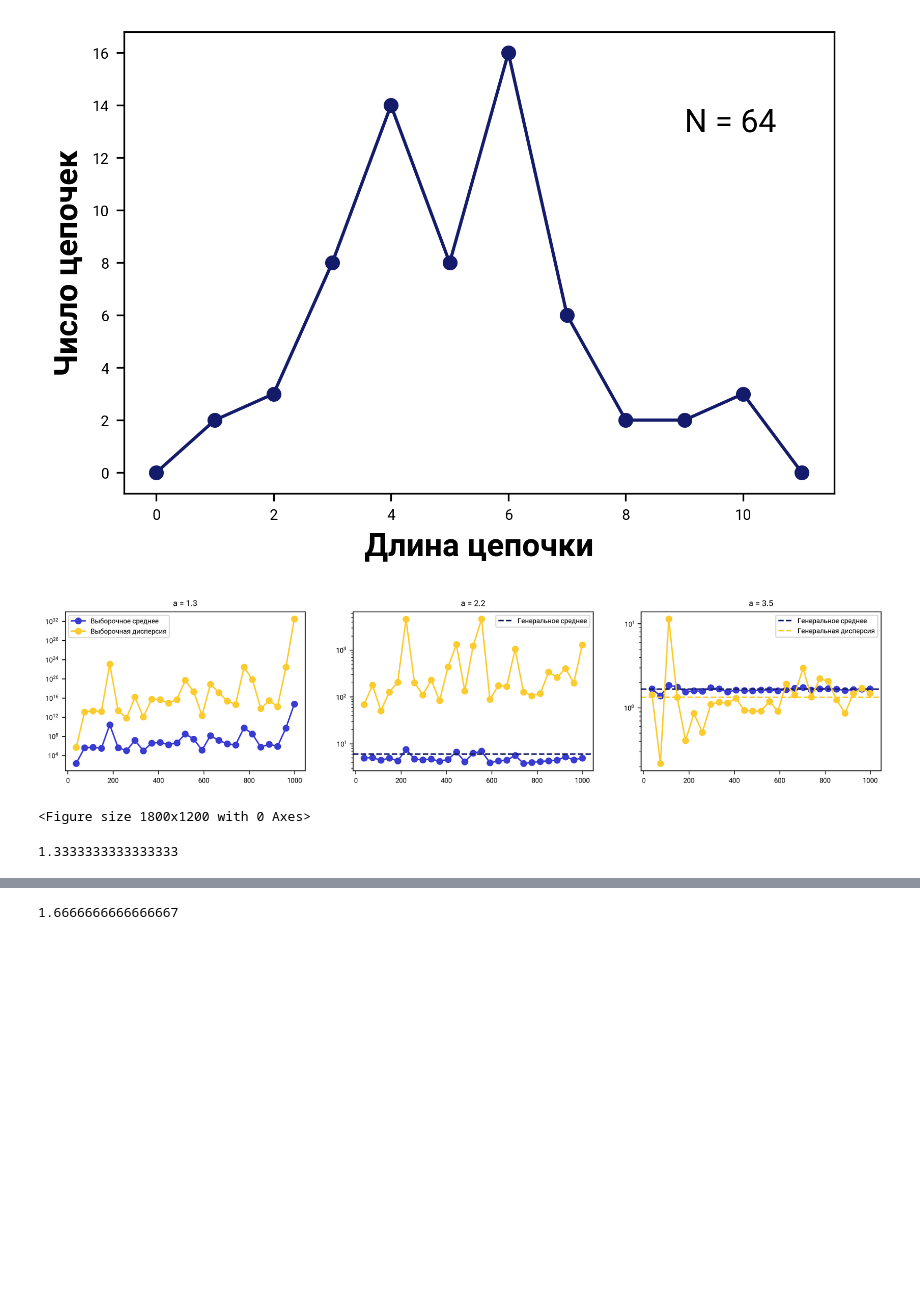
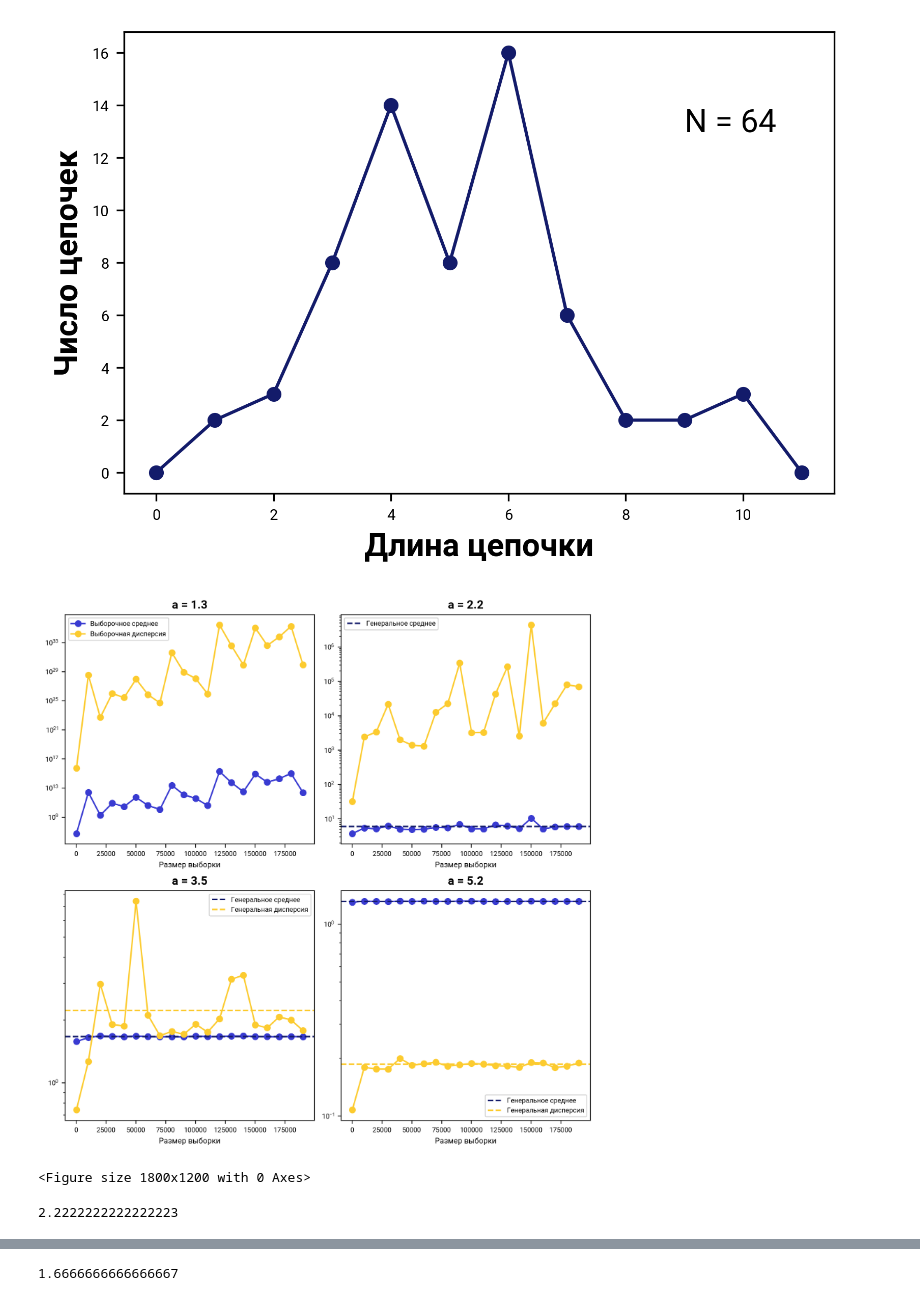
Before and after one commit to VladimirShitov/network_theory_course, a Jupyter notebook: Figures.ipynb, the cells around one changed output, grey strips where cells are left out. Drawn from its saved outputs; the diff is of its cells as text; code cells hidden in the pictures; blank space fills up the shorter version.

Commit message:
Add figures about powerlaws' mean and variance

```diff
--- a/Figures.ipynb
+++ b/Figures.ipynb
@@ -136,8 +136,8 @@ plt.savefig("images/3_12.png")
 # %% [output]
 [figure]
 # %%
-ARRAY_SIZE = 10**5  # 10**5
-N_ITERATIONS = 1000
+ARRAY_SIZE = 2 * 10**5
+N_ITERATIONS = 100
 # %%
 ALPHA_1 = 1.3
 ALPHA_2 = 2.2
@@ -177,37 +181,60 @@ powerlaw_3_var = (ALPHA_3 - 2) / ((ALPHA_3 - 3) * (ALPHA_3 - 2)**2)
+# %%
+def power_law_mean(alpha: float):
+    return (alpha - 1) / (alpha - 2)
+
+def power_law_variance(alpha: float):
+    return (alpha - 1) / ((alpha - 3) * (alpha - 2)**2)
+# %%
+powerlaw_2_mean = power_law_mean(ALPHA_2)
+
+powerlaw_3_mean = power_law_mean(ALPHA_3)
+powerlaw_3_var = power_law_variance(ALPHA_3)
+
+powerlaw_big_alpha_mean = power_law_mean(ALPHA_4)
+powerlaw_big_alpha_var = power_law_variance(ALPHA_4)
 # %%
-STEP = 37
+STEP = N_ITERATIONS // 20  # The right number controls the number of points on the plot
 
-fig, axes = plt.subplots(ncols=3, figsize=(15, 3))
+fig, axes = plt.subplots(ncols=2, nrows=2, figsize=(8, 8))
 
-axes[0].plot(x[::STEP], powerlaw_no_mean_means[::STEP], c=BLUE_COLOR, marker="o", label="Выборочное среднее")
-axes[0].plot(x[::STEP], powerlaw_no_mean_vars[::STEP], c=YELLOW_COLOR, marker="o", label="Выборочная дисперсия")
-axes[0].legend()
-axes[0].set_title(f"a = {ALPHA_1}")
+axes[0, 0].plot(x[1::STEP], powerlaw_no_mean_means[1::STEP], c=BLUE_COLOR, marker="o", label="Выборочное среднее")
+axes[0, 0].plot(x[1::STEP], powerlaw_no_mean_vars[1::STEP], c=YELLOW_COLOR, marker="o", label="Выборочная дисперсия")
+axes[0, 0].legend()
+axes[0, 0].set_title(f"a = {ALPHA_1}", fontweight="bold", fontsize=12)
 
-axes[1].plot(x[::STEP], powerlaw_no_var_means[::STEP], c=BLUE_COLOR, marker="o")
-axes[1].axhline(powerlaw_2_mean, c=DARK_BLUE_COLOR, linestyle="--", label="Генеральное среднее")
-axes[1].plot(x[::STEP], powerlaw_no_var_vars[::STEP], c=YELLOW_COLOR, marker="o")
-axes[1].legend()
-axes[1].set_title(f"a = {ALPHA_2}")
+axes[0, 1].plot(x[1::STEP], powerlaw_no_var_means[1::STEP], c=BLUE_COLOR, marker="o")
+axes[0, 1].axhline(powerlaw_2_mean, c=DARK_BLUE_COLOR, linestyle="--", label="Генеральное среднее")
+axes[0, 1].plot(x[1::STEP], powerlaw_no_var_vars[1::STEP], c=YELLOW_COLOR, marker="o")
+axes[0, 1].legend()
+axes[0, 1].set_title(f"a = {ALPHA_2}", fontweight="bold", fontsize=12)
 
-axes[2].plot(x[::STEP], powerlaw_var_mean_means[::STEP], c=BLUE_COLOR, marker="o")
-axes[2].axhline(powerlaw_3_mean, c=DARK_BLUE_COLOR, linestyle="--", label="Генеральное среднее")
-axes[2].plot(x[::STEP], powerlaw_var_mean_vars[::STEP], c=YELLOW_COLOR, marker="o")
-axes[2].axhline(powerlaw_3_var, c=YELLOW_COLOR, linestyle="--", label="Генеральная дисперсия")
-axes[2].legend()
-axes[2].set_title(f"a = {ALPHA_3}")
+axes[1, 0].plot(x[1::STEP], powerlaw_var_mean_means[1::STEP], c=BLUE_COLOR, marker="o")
+axes[1, 0].axhline(powerlaw_3_mean, c=DARK_BLUE_COLOR, linestyle="--", label="Генеральное среднее")
+axes[1, 0].plot(x[1::STEP], powerlaw_var_mean_vars[1::STEP], c=YELLOW_COLOR, marker="o")
+axes[1, 0].axhline(powerlaw_3_var, c=YELLOW_COLOR, linestyle="--", label="Генеральная дисперсия")
+axes[1, 0].legend()
+axes[1, 0].set_title(f"a = {ALPHA_3}", fontweight="bold", fontsize=12)
 
-axes[0].set_yscale("log")
-axes[1].set_yscale("log")
-axes[2].set_yscale("log")
+axes[1, 1].plot(x[1::STEP], powerlaw_var_mean_big_alpha_means[1::STEP], c=BLUE_COLOR, marker="o")
+axes[1, 1].axhline(powerlaw_big_alpha_mean, c=DARK_BLUE_COLOR, linestyle="--", label="Генеральное среднее")
+axes[1, 1].plot(x[1::STEP], powerlaw_var_mean_big_alpha_vars[1::STEP], c=YELLOW_COLOR, marker="o")
+axes[1, 1].axhline(powerlaw_big_alpha_var, c=YELLOW_COLOR, linestyle="--", label="Генеральная дисперсия")
+axes[1, 1].legend()
+axes[1, 1].set_title(f"a = {ALPHA_4}", fontweight="bold", fontsize=12)
 
+for i in range(2):
+    for j in range(2):
+        axes[i, j].set_yscale("log")
+        axes[i, j].set_xlabel("Размер выборки", fontsize=8, fontweight="normal")
+
+plt.tight_layout()
 plt.show()
 plt.savefig("images/powerlaw_parameters.png")
 # %% [output]
-[figure, old version]
+[figure, new version]
 <Figure size 1800x1200 with 0 Axes>
 # %%
 powerlaw_3_var
 # %% [output]
-1.3333333333333333
+2.2222222222222223
 # %%
```
Also changed, not shown: parts of 13 cells of this notebook.
